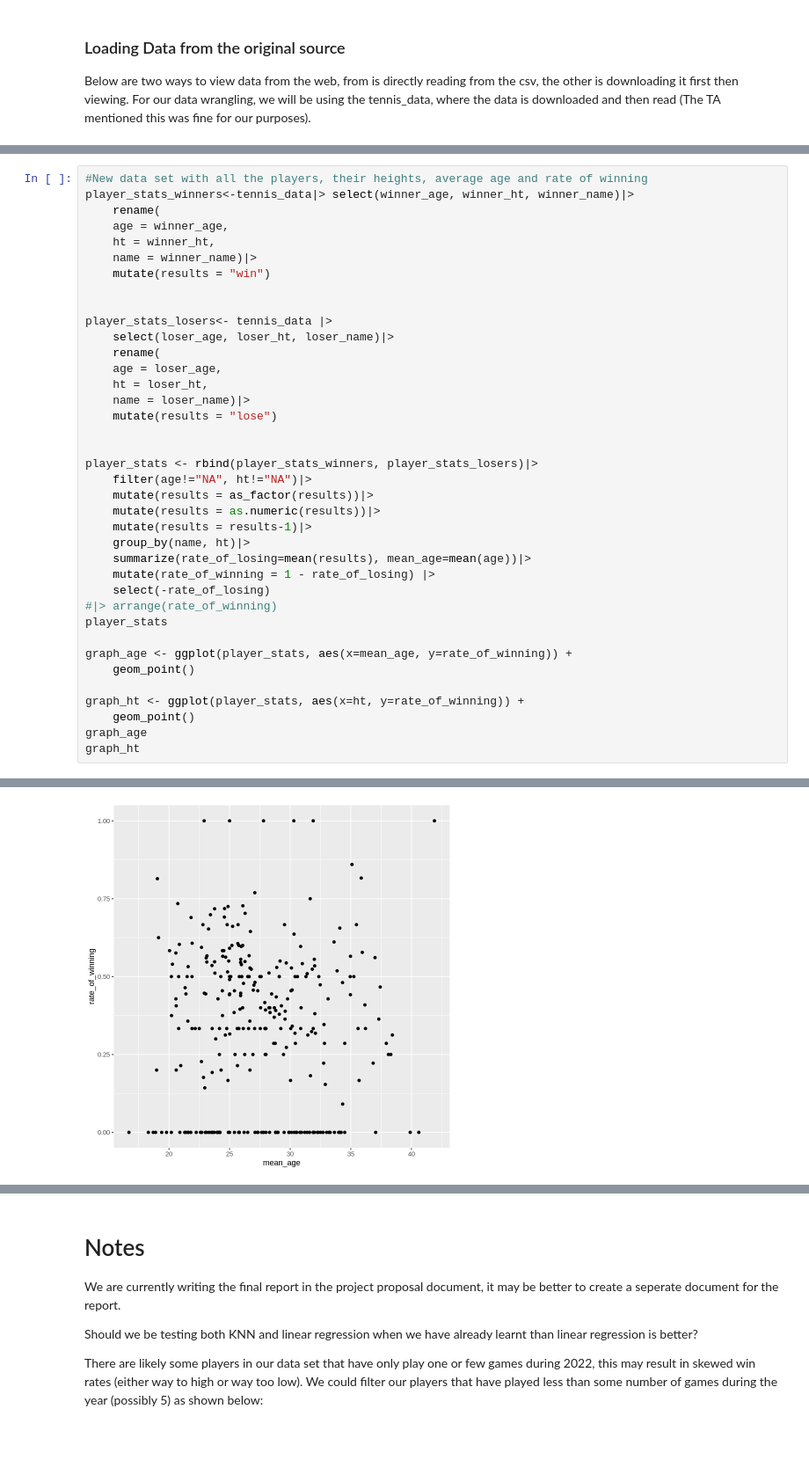
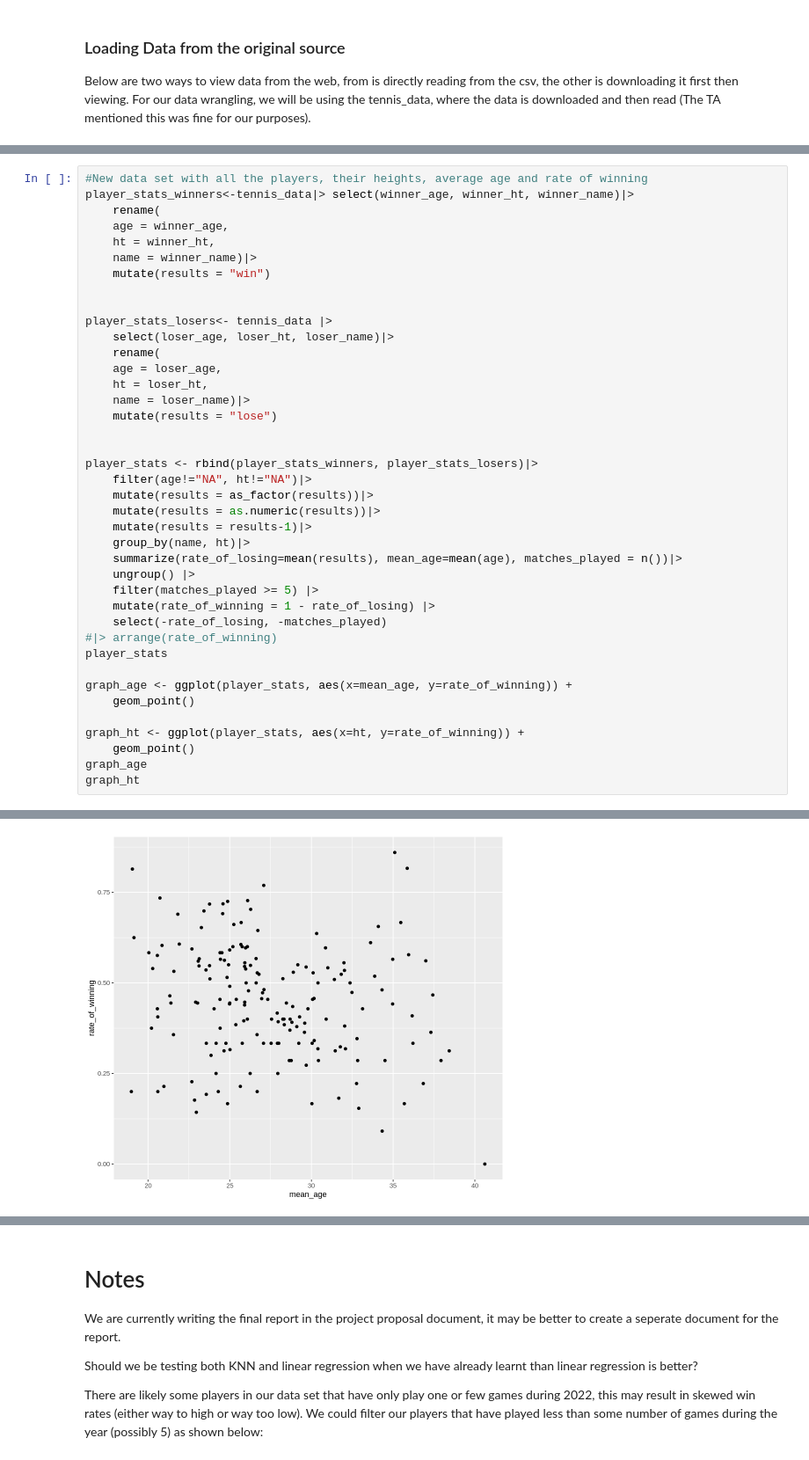
Before and after one commit to BoBomanUltra/Project_Group_39, a Jupyter notebook: Project_Proposal.ipynb, the cells around one changed output, grey strips where cells are left out. Shown at 88% size. Cells and saved outputs as stored; diff of their text form.

Commit message:
Filtered out players that played less than 5 matches

```diff
--- a/Project_Proposal.ipynb
+++ b/Project_Proposal.ipynb
@@ -138,9 +139,11 @@ player_stats <- rbind(player_stats_winners, player_stats_losers)|>
     mutate(results = as.numeric(results))|>
     mutate(results = results-1)|>
     group_by(name, ht)|>
-    summarize(rate_of_losing=mean(results), mean_age=mean(age))|>
+    summarize(rate_of_losing=mean(results), mean_age=mean(age), matches_played = n())|>
+    ungroup() |>
+    filter(matches_played >= 5) |>
     mutate(rate_of_winning = 1 - rate_of_losing) |>
-    select(-rate_of_losing)
+    select(-rate_of_losing, -matches_played)
 #|> arrange(rate_of_winning)
 player_stats
 
@@ -167 +170 @@ A grouped_df: 299 × 4
-[figure, old version]
+[figure, new version]
```
Also changed, not shown: parts of 12 cells of this notebook.
